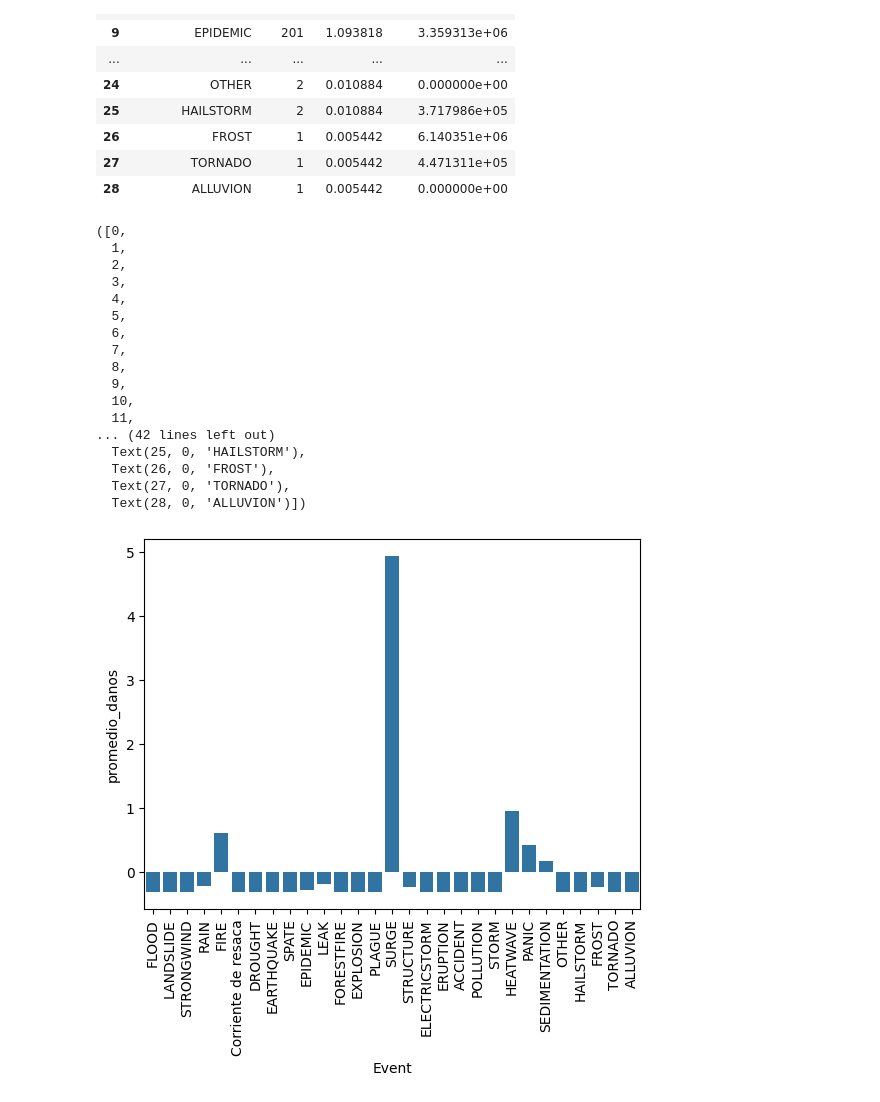
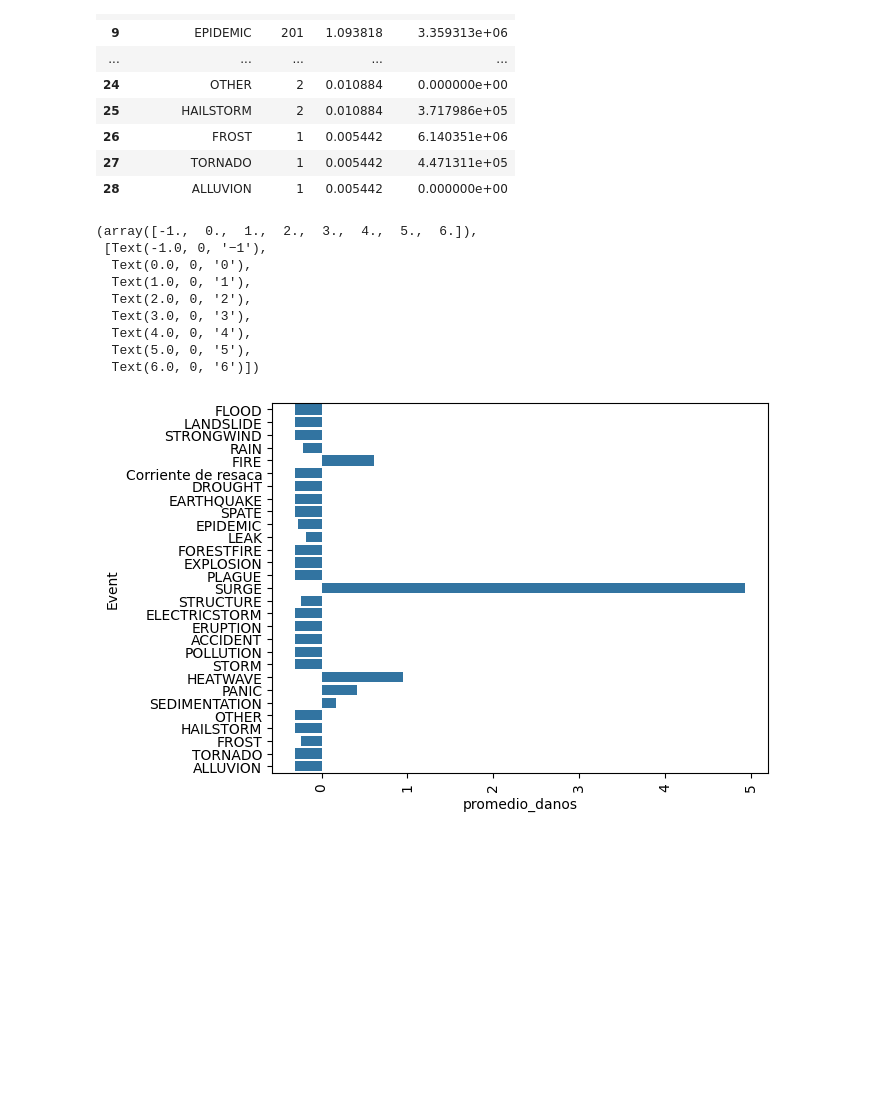
Before and after one commit to CA0307-II-2025/grupo-2, a Jupyter notebook: notebooks/0_analisis_exploratorio.ipynb, the cells around one changed output. Saved outputs shown, nothing was run; the diff lists cells and outputs as text; code cells hidden in the pictures; blank space fills up the shorter version.

Commit message:
feat: Agrega análisis de datos y una prueba de visualización de dashboard

```diff
--- a/notebooks/0_analisis_exploratorio.ipynb
+++ b/notebooks/0_analisis_exploratorio.ipynb
@@ -75,24 +75,16 @@ conteo
 # %%
 prueba = conteo
 prueba['promedio_danos'] = (prueba['promedio_danos']-prueba['promedio_danos'].mean())/(prueba['promedio_danos'].std())
-sns.barplot(data = conteo, x = 'Event', y = 'promedio_danos')
+sns.barplot(data = conteo, x = 'promedio_danos', y = 'Event')
 plt.xticks(rotation=90)
 # %% [output]
-([0,
-  1,
-  2,
-  3,
-  4,
-  5,
-  6,
-  7,
-  8,
-  9,
-  10,
-  11,
-... (42 lines left out)
-  Text(25, 0, 'HAILSTORM'),
-  Text(26, 0, 'FROST'),
-  Text(27, 0, 'TORNADO'),
-  Text(28, 0, 'ALLUVION')])
+(array([-1.,  0.,  1.,  2.,  3.,  4.,  5.,  6.]),
+ [Text(-1.0, 0, '−1'),
+  Text(0.0, 0, '0'),
+  Text(1.0, 0, '1'),
+  Text(2.0, 0, '2'),
+  Text(3.0, 0, '3'),
+  Text(4.0, 0, '4'),
+  Text(5.0, 0, '5'),
+  Text(6.0, 0, '6')])
-[figure, old version]
+[figure, new version]
```
Also changed, not shown: 1 other file.
